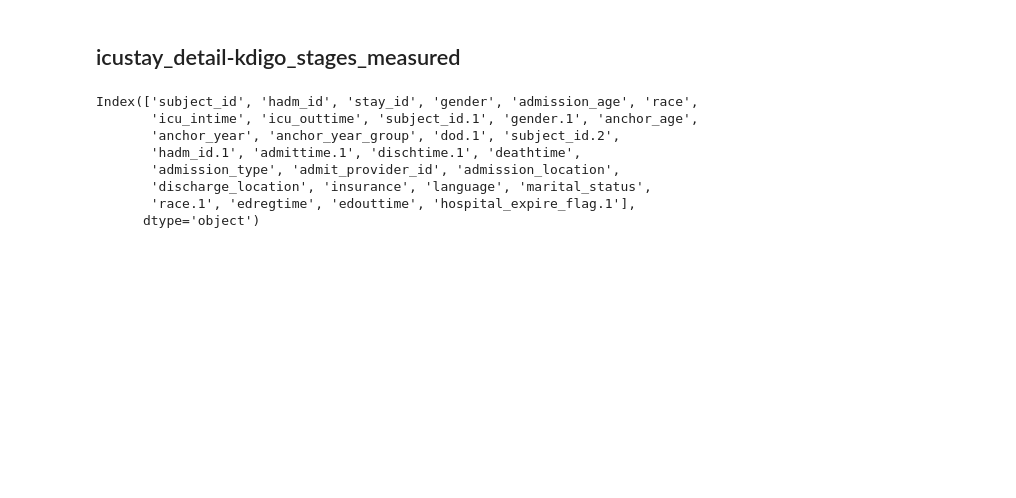
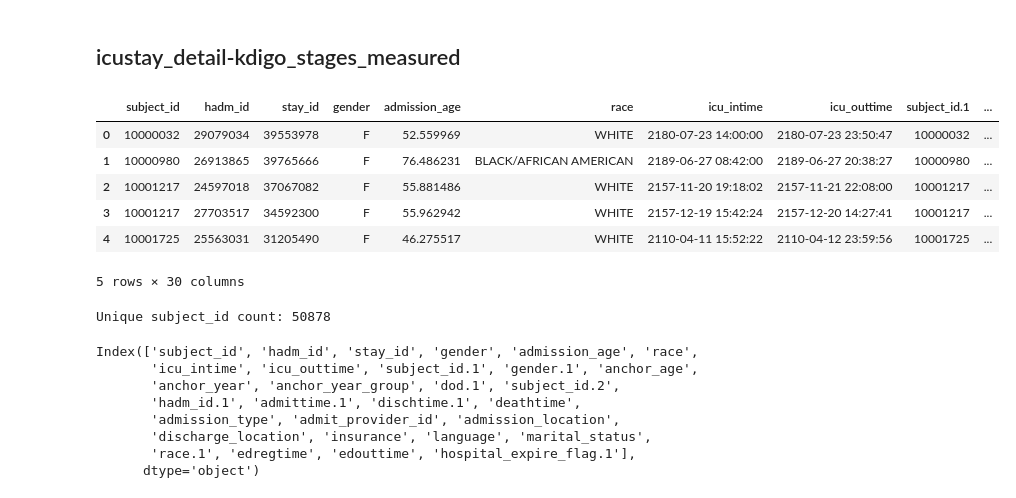
Before and after one commit to charicf/DoctorDisease2.0_AKI, a Jupyter notebook: ml_model/preprocessing.ipynb, the cells around one changed output. Cells and saved outputs as stored; diff of their text form; code cells hidden in the pictures; blank space fills up the shorter version.

```diff
--- a/ml_model/preprocessing.ipynb
+++ b/ml_model/preprocessing.ipynb
@@ -265,6 +346,20 @@ dataset_detail.drop(
     inplace=True,
     errors="ignore",
 )
+# %%
+dataset_detail.head()
+# %% [output]
+|  | subject_id | hadm_id | stay_id | gender | admission_age | race | icu_intime | icu_outtime | subject_id.1 | ... |
+| 0 | 10000032 | 29079034 | 39553978 | F | 52.559969 | WHITE | 2180-07-23 14:00:00 | 2180-07-23 23:50:47 | 10000032 | ... |
+| 1 | 10000980 | 26913865 | 39765666 | F | 76.486231 | BLACK/AFRICAN AMERICAN | 2189-06-27 08:42:00 | 2189-06-27 20:38:27 | 10000980 | ... |
+| 2 | 10001217 | 24597018 | 37067082 | F | 55.881486 | WHITE | 2157-11-20 19:18:02 | 2157-11-21 22:08:00 | 10001217 | ... |
+| 3 | 10001217 | 27703517 | 34592300 | F | 55.962942 | WHITE | 2157-12-19 15:42:24 | 2157-12-20 14:27:41 | 10001217 | ... |
+| 4 | 10001725 | 25563031 | 31205490 | F | 46.275517 | WHITE | 2110-04-11 15:52:22 | 2110-04-12 23:59:56 | 10001725 | ... |
+5 rows × 30 columns
+# %%
+print(f"Unique subject_id count: {dataset_detail['subject_id'].nunique()}")
+# %% [output]
+Unique subject_id count: 50878
 # %%
 dataset_detail.columns
 # %% [output]
```
Also changed, not shown: parts of 74 cells of this notebook.
